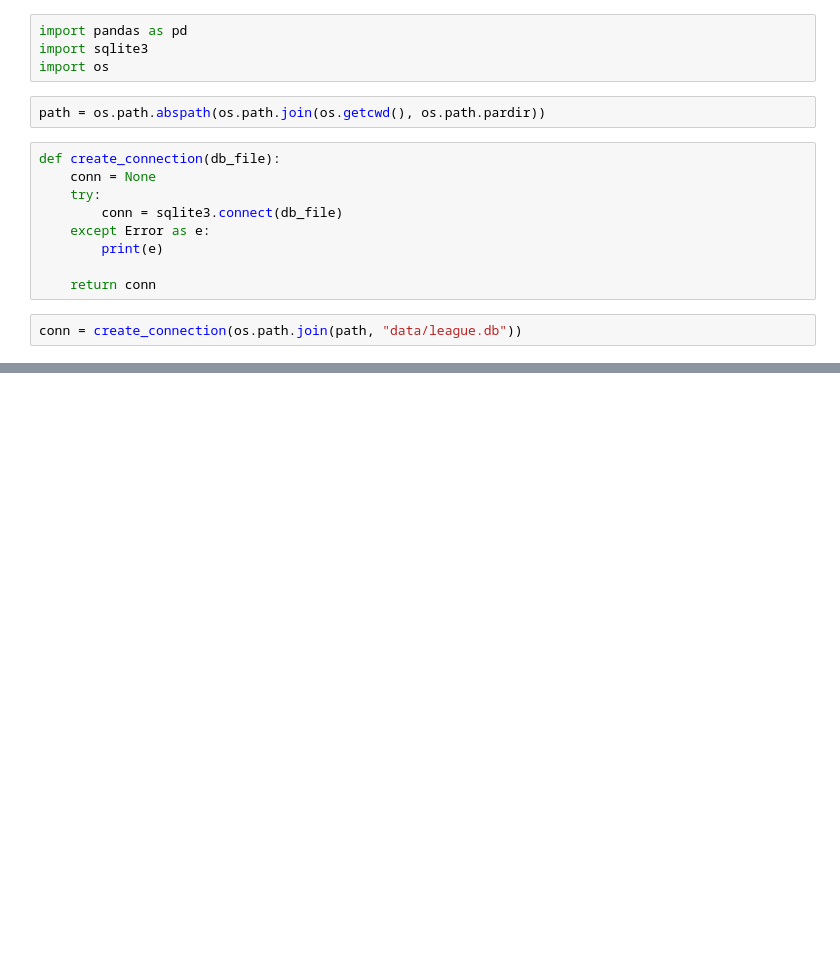
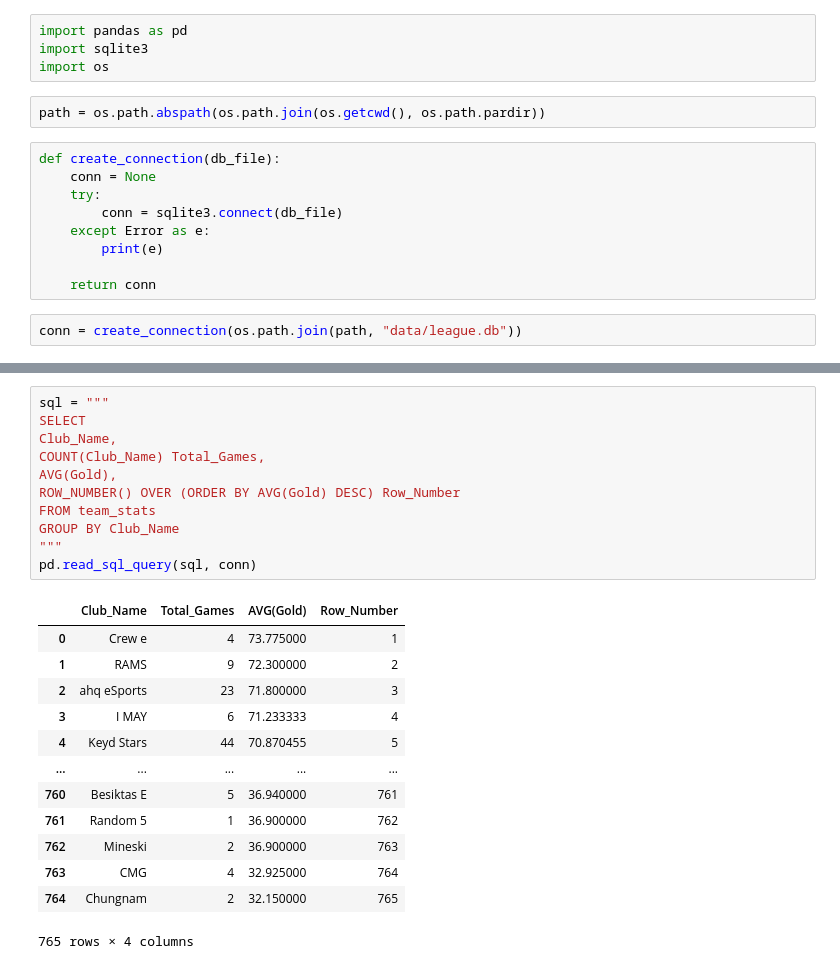
Before and after one commit to KarolKul-KK/League_Pro_Games_Analysis, a Jupyter notebook: notebooks/sql_queries.ipynb, the cells around one changed output, grey strips where cells are left out. Drawn from its saved outputs; the diff is of its cells as text; blank space fills up the shorter version.

```diff
--- a/notebooks/sql_queries.ipynb
+++ b/notebooks/sql_queries.ipynb
@@ -30,0 +107,25 @@ sqlite3.Connection
+# %%
+sql = """
+SELECT
+Club_Name,
+COUNT(Club_Name) Total_Games,
+AVG(Gold),
+ROW_NUMBER() OVER (ORDER BY AVG(Gold) DESC) Row_Number
+FROM team_stats
+GROUP BY Club_Name
+"""
+pd.read_sql_query(sql, conn)
+# %% [output]
+|  | Club_Name | Total_Games | AVG(Gold) | Row_Number |
+| 0 | Crew e | 4 | 73.775000 | 1 |
+| 1 | RAMS | 9 | 72.300000 | 2 |
+| 2 | ahq eSports | 23 | 71.800000 | 3 |
+| 3 | I MAY | 6 | 71.233333 | 4 |
+| 4 | Keyd Stars | 44 | 70.870455 | 5 |
+| ... | ... | ... | ... | ... |
+| 760 | Besiktas E | 5 | 36.940000 | 761 |
+| 761 | Random 5 | 1 | 36.900000 | 762 |
+| 762 | Mineski | 2 | 36.900000 | 763 |
+| 763 | CMG | 4 | 32.925000 | 764 |
+| 764 | Chungnam | 2 | 32.150000 | 765 |
+765 rows × 4 columns
```
Also changed, not shown: parts of 14 cells of this notebook.
